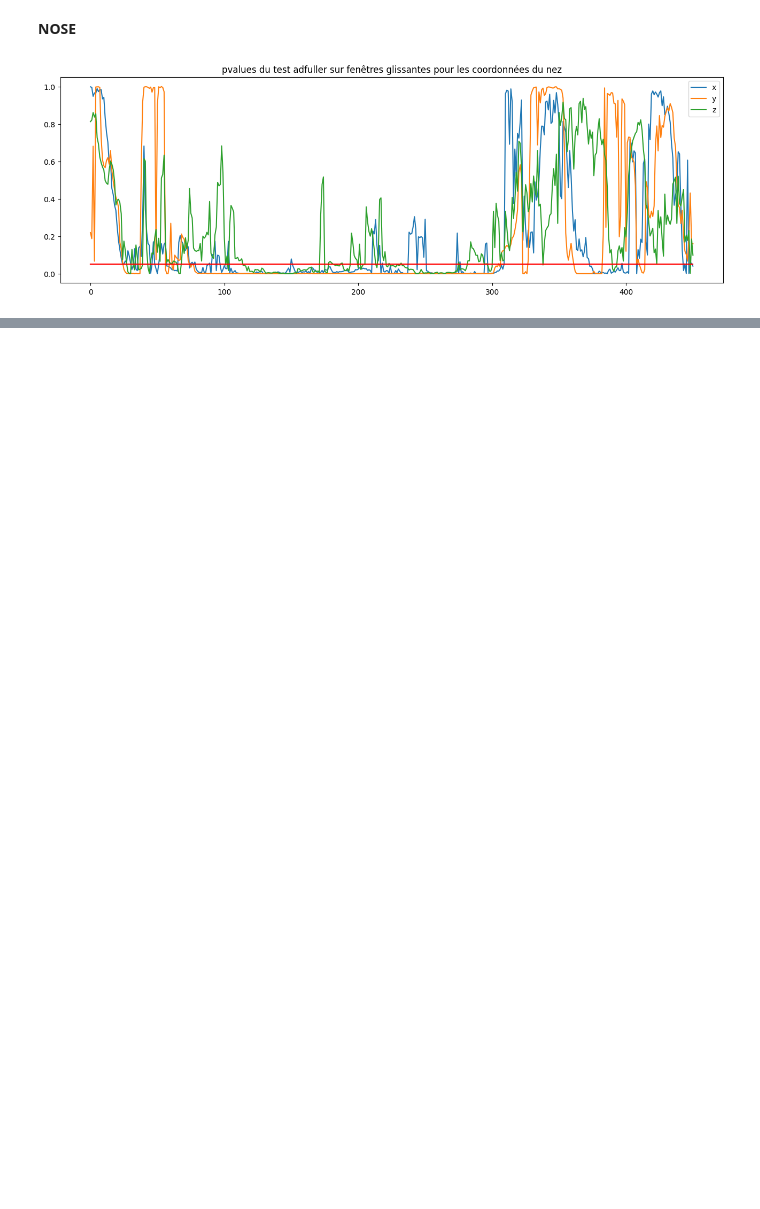
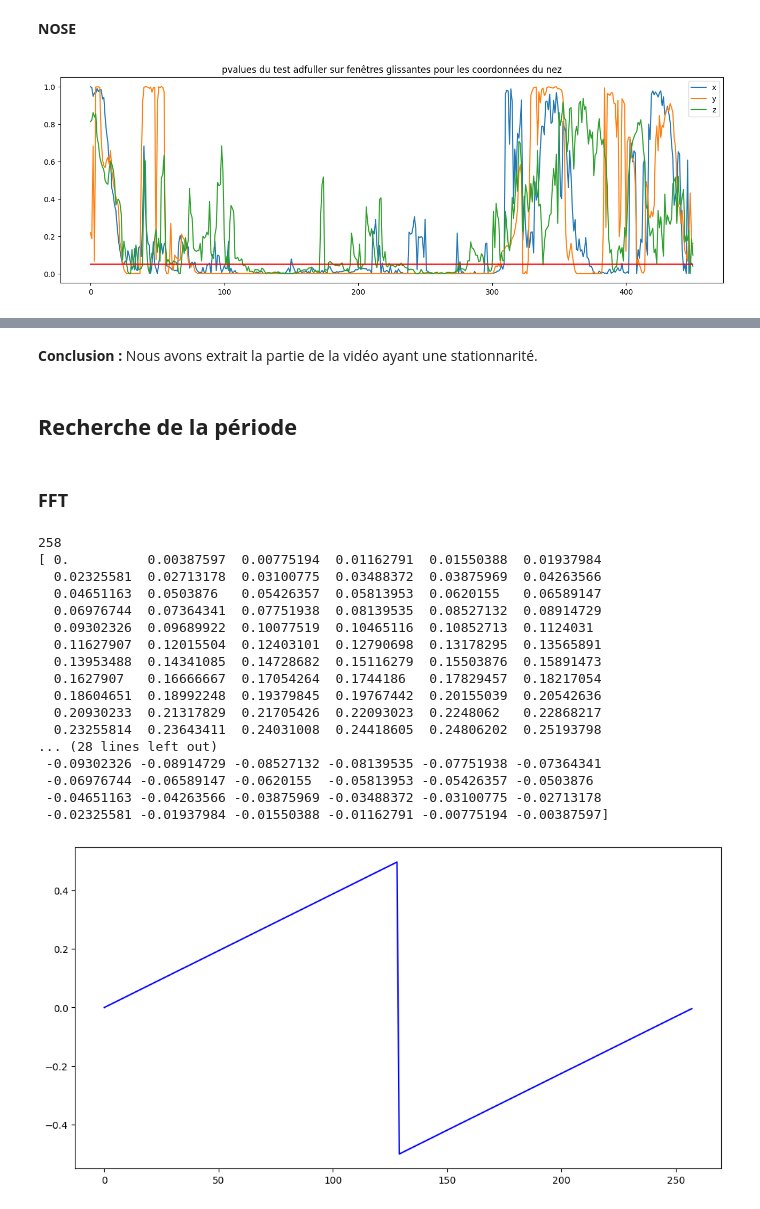
Before and after one commit to Franck-LF/time_series, a Jupyter notebook: Brief_video.ipynb, the cells around one changed output, grey strips where cells are left out. Saved outputs shown, nothing was run; the diff lists cells and outputs as text; code cells hidden in the pictures; blank space fills up the shorter version.

```diff
--- a/Brief_video.ipynb
+++ b/Brief_video.ipynb
@@ -380,0 +512,36 @@ On identifie toute une zone où il y a saisonnalité.
+# %% [markdown]
+**Conclusion :** Nous avons extrait la partie de la vidéo ayant une stationnarité.
+# %% [markdown]
+## **Recherche de la période**
+# %% [markdown]
+### **FFT**
+# %%
+x = df_period['y'].values
+# FFT computes Complex points 1.0 + 2.5j
+w = np.fft.fft(x)
+freqs = np.fft.fftfreq(len(x)) #
+print(len(freqs))
+print(freqs)
+
+fig = plt.figure(figsize=(12, 6))
+plt.plot(freqs, color = 'blue')
+plt.show()
+# %% [output]
+258
+[ 0.          0.00387597  0.00775194  0.01162791  0.01550388  0.01937984
+  0.02325581  0.02713178  0.03100775  0.03488372  0.03875969  0.04263566
+  0.04651163  0.0503876   0.05426357  0.05813953  0.0620155   0.06589147
+  0.06976744  0.07364341  0.07751938  0.08139535  0.08527132  0.08914729
+  0.09302326  0.09689922  0.10077519  0.10465116  0.10852713  0.1124031
+  0.11627907  0.12015504  0.12403101  0.12790698  0.13178295  0.13565891
+  0.13953488  0.14341085  0.14728682  0.15116279  0.15503876  0.15891473
+  0.1627907   0.16666667  0.17054264  0.1744186   0.17829457  0.18217054
+  0.18604651  0.18992248  0.19379845  0.19767442  0.20155039  0.20542636
+  0.20930233  0.21317829  0.21705426  0.22093023  0.2248062   0.22868217
+  0.23255814  0.23643411  0.24031008  0.24418605  0.24806202  0.25193798
+... (28 lines left out)
+ -0.09302326 -0.08914729 -0.08527132 -0.08139535 -0.07751938 -0.07364341
+ -0.06976744 -0.06589147 -0.0620155  -0.05813953 -0.05426357 -0.0503876
+ -0.04651163 -0.04263566 -0.03875969 -0.03488372 -0.03100775 -0.02713178
+ -0.02325581 -0.01937984 -0.01550388 -0.01162791 -0.00775194 -0.00387597]
+[figure, added]
```
Also changed, not shown: parts of 33 cells of this notebook.
